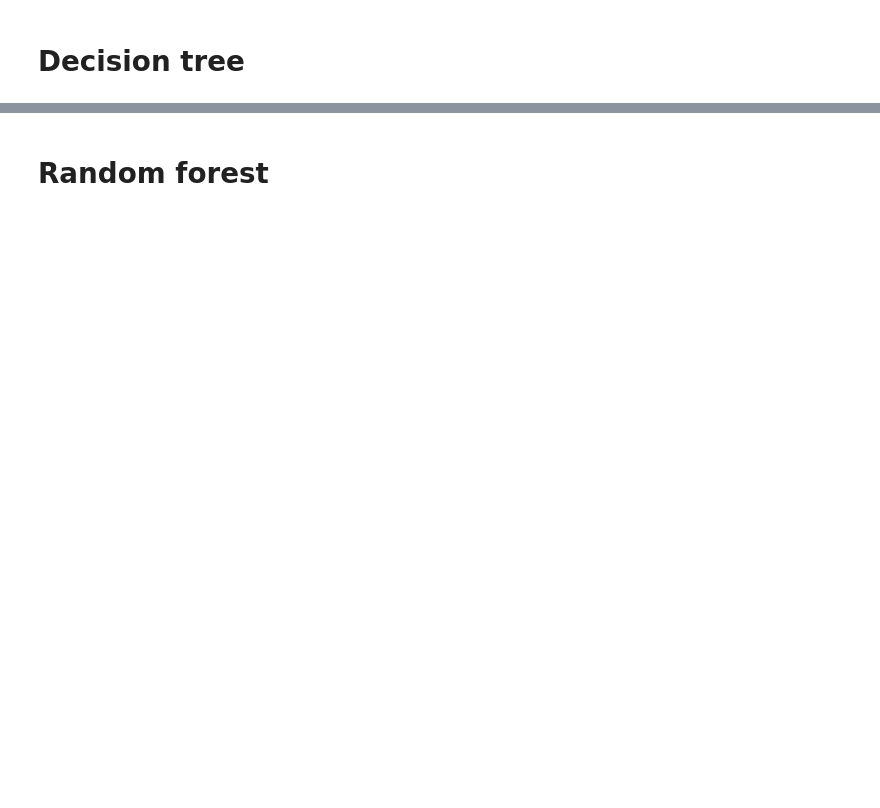
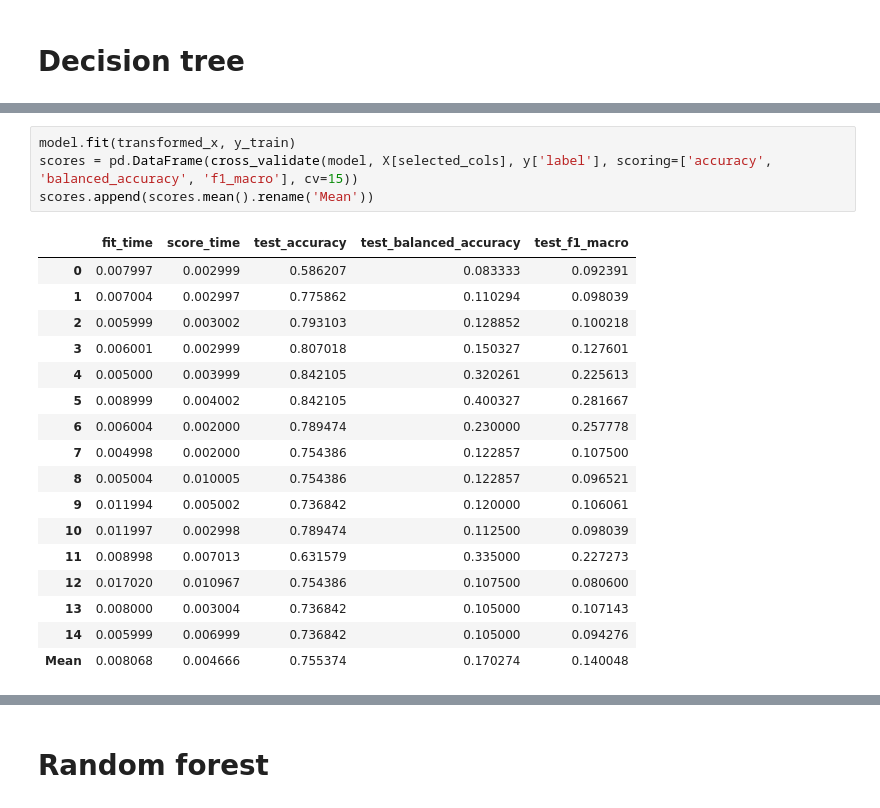
Before and after one commit to MatusPilnan/oznal-projekt-2020, a Jupyter notebook: oznal.ipynb, the cells around one changed output, grey strips where cells are left out. Cells and saved outputs as stored; diff of their text form; blank space fills up the shorter version.

```diff
--- a/oznal.ipynb
+++ b/oznal.ipynb
@@ -272,0 +361,22 @@ pd.Series(y_pred).value_counts()
+# %%
+model.fit(transformed_x, y_train)
+scores = pd.DataFrame(cross_validate(model, X[selected_cols], y['label'], scoring=['accuracy', 'balanced_accuracy', 'f1_macro'], cv=15))
+scores.append(scores.mean().rename('Mean'))
+# %% [output]
+|  | fit_time | score_time | test_accuracy | test_balanced_accuracy | test_f1_macro |
+| 0 | 0.007997 | 0.002999 | 0.586207 | 0.083333 | 0.092391 |
+| 1 | 0.007004 | 0.002997 | 0.775862 | 0.110294 | 0.098039 |
+| 2 | 0.005999 | 0.003002 | 0.793103 | 0.128852 | 0.100218 |
+| 3 | 0.006001 | 0.002999 | 0.807018 | 0.150327 | 0.127601 |
+| 4 | 0.005000 | 0.003999 | 0.842105 | 0.320261 | 0.225613 |
+| 5 | 0.008999 | 0.004002 | 0.842105 | 0.400327 | 0.281667 |
+| 6 | 0.006004 | 0.002000 | 0.789474 | 0.230000 | 0.257778 |
+| 7 | 0.004998 | 0.002000 | 0.754386 | 0.122857 | 0.107500 |
+| 8 | 0.005004 | 0.010005 | 0.754386 | 0.122857 | 0.096521 |
+| 9 | 0.011994 | 0.005002 | 0.736842 | 0.120000 | 0.106061 |
+| 10 | 0.011997 | 0.002998 | 0.789474 | 0.112500 | 0.098039 |
+| 11 | 0.008998 | 0.007013 | 0.631579 | 0.335000 | 0.227273 |
+| 12 | 0.017020 | 0.010967 | 0.754386 | 0.107500 | 0.080600 |
+| 13 | 0.008000 | 0.003004 | 0.736842 | 0.105000 | 0.107143 |
+| 14 | 0.005999 | 0.006999 | 0.736842 | 0.105000 | 0.094276 |
+| Mean | 0.008068 | 0.004666 | 0.755374 | 0.170274 | 0.140048 |
```
Also changed, not shown: parts of 16 cells of this notebook.
